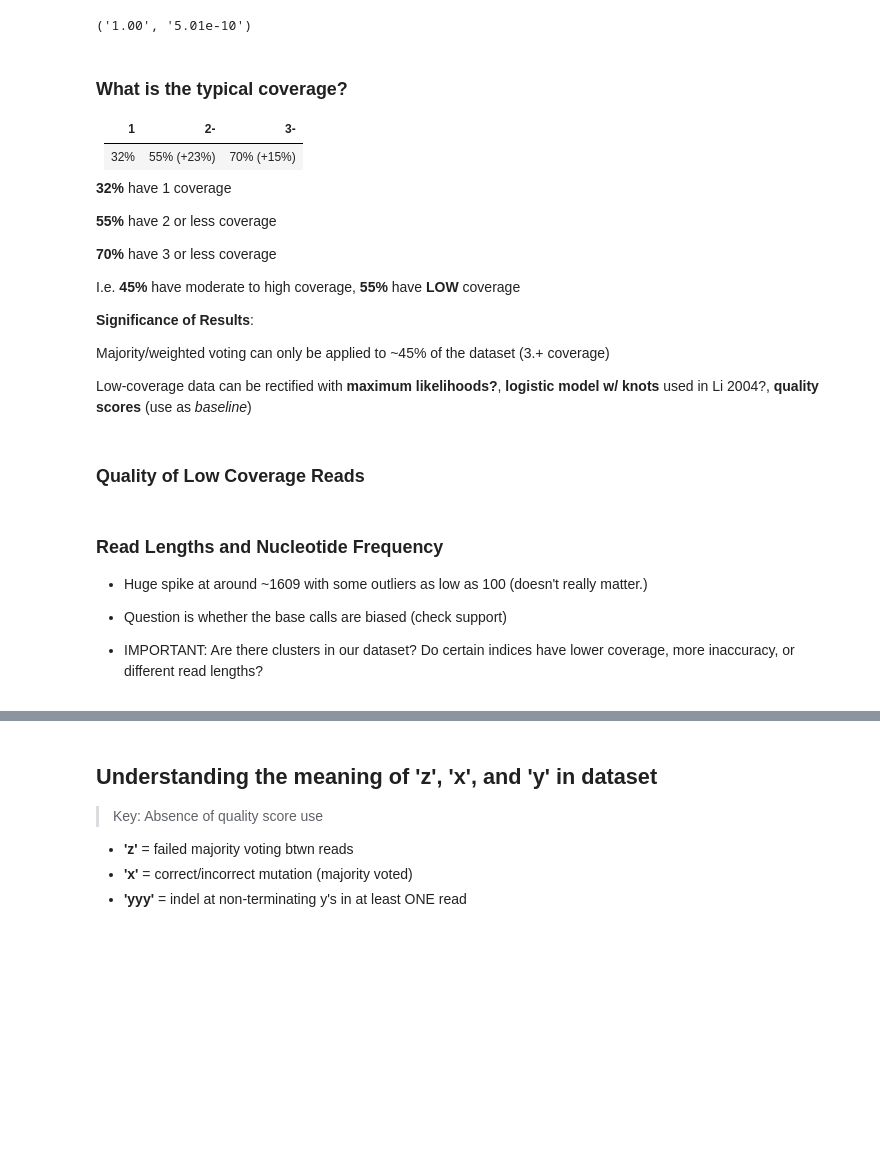
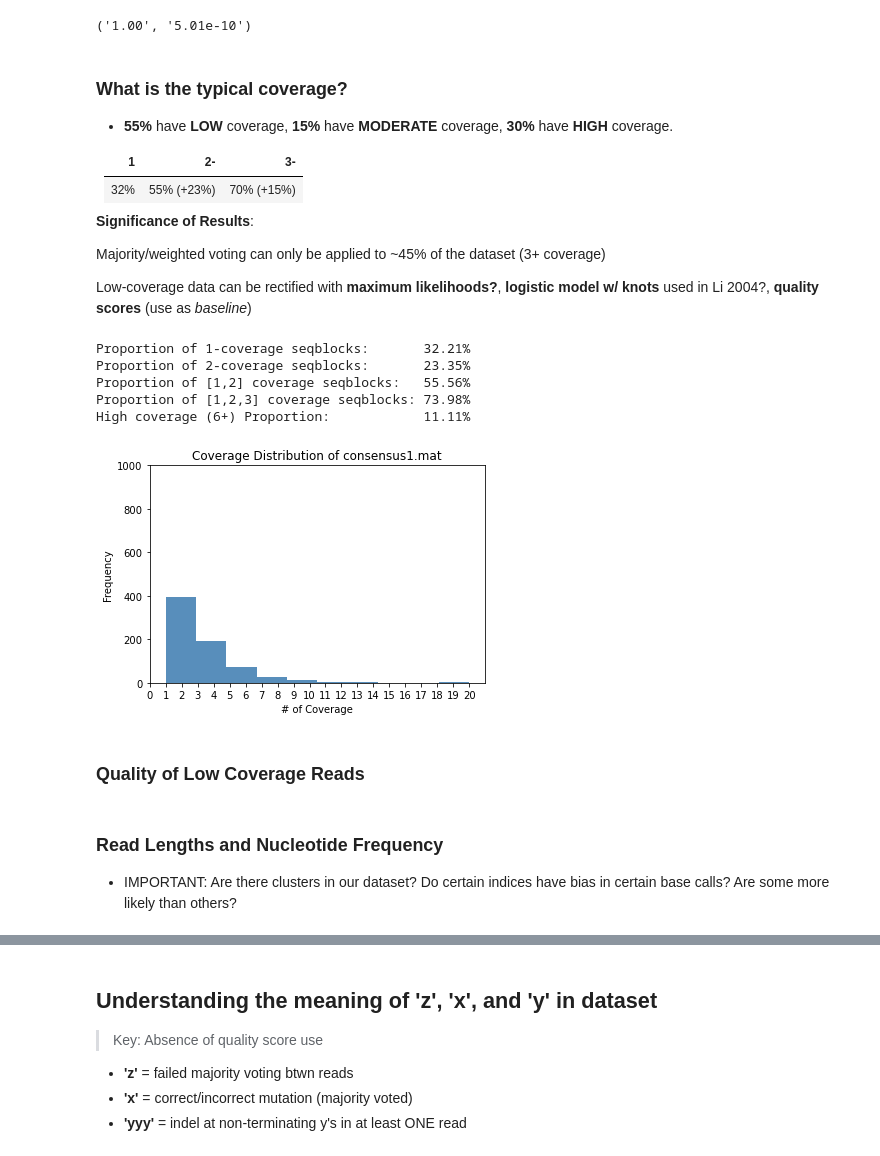
Before and after one commit to Davidebear/mutalib, a Jupyter notebook: work.ipynb, the cells around one changed output, grey strips where cells are left out. Saved outputs shown, nothing was run; the diff lists cells and outputs as text; code cells hidden in the pictures; blank space fills up the shorter version.

```diff
--- a/work.ipynb
+++ b/work.ipynb
@@ -40,11 +40,12 @@ class DNA_SeqBlocks():
         self.data = np.transpose(data)
         self.size = len(data)
 
-        self.barcodes = BARCODE_LIST
-        self.true_len = SEQLEN_LIST
-
     def get_seqblock(self, number): # checked
         x = self.h5py_object[self.data[0, number-1]][:, :] # //UNIQUE: 0th column because .mat file, align3 variable only has one row
+        return np.transpose(x)
+
+    def get_target(self, number):
+        x = self.h5py_object[self.data[0, number-1]][:, 0]
         return np.transpose(x)
 
     def get_coverage_count(self, number):
@@ -97,7 +98,7 @@ class DNA_SeqBlocks():
                                         true_len = idx+6
                                         search_stop = False
                 except:
-                    barcode = 'flagged'
+                    barcode = None
                     true_len = 0
                     return barcode, true_len
             idx += 1
@@ -305,0 +282,11 @@ array(9)
+# %%
+# Generate list of BARCODES (associated by matlab index) and sequence length of focus
+test_DS = DS
+
+BARCODES = [0]
+SEQLENS = [0]
+for i in test_DS:
+    bar, true = DNA_seqs.get_barcode(i)
+    BARCODES.append(bar)
+    SEQLENS.append(true)
+BARCODES, SEQLENS
@@ -312,19 +302,7 @@ Prob. of a base-call error (P) = `Math.pow(10, -(Q-33)/10)`
 
 Prob. of accuracy = 1 - P
 # %%
-#!hide
-"""
-max_q = []
-min_q = []
-for x in range(1, 350000, 500):
-    seqblock = seqblock_parser(DNA_seqs.get_seqblock(x))
-# for one seqblock
-    for i in range(seqblock.reads_count):
-        temp_list = [ord(q) for q in seqblock.qscores[i]]
-        max_q.append(max(temp_list))
-        min_q.append(min(temp_list))
-(max(max_q)-min(min_q)), max(max_q), min(min_q)
-"""
+# Assessing range, max, min values of the provided Q scores
 
 max_q = []
 min_q = []
@@ -346,55 +323,58 @@ def prob(Qscore):
 ('1.00', '5.01e-10')
 # %% [markdown]
 ### What is the typical coverage?
+
+- **55%** have **LOW** coverage, **15%** have **MODERATE** coverage, **30%** have **HIGH** coverage.
+
+
 | 1 | 2- | 3- |
 | --- | --- | --- |
 | 32% | 55% (+23%) | 70% (+15%) |
 
-**32%** have 1 coverage
-
-**55%** have 2 or less coverage
-
-**70%** have 3 or less coverage
-
-I.e. **45%** have moderate to high coverage, **55%** have **LOW** coverage
-
-
 **Significance of Results**:
 
-Majority/weighted voting can only be applied to ~45% of the dataset (3.+ coverage)
+Majority/weighted voting can only be applied to ~45% of the dataset (3+ coverage)
 
 Low-coverage data can be rectified with **maximum likelihoods?**, **logistic model w/ knots** used in Li 2004?, **quality scores** (use as *baseline*)
 # %%
 # Cell takes approx. 90 seconds to run for 355104 seqblocks
-coverage_list = [DNA_seqs.get_coverage_count(x) for x in range(1,355105)]
+coverage_list = [DNA_seqs.get_coverage_count(x) for x in range(1,355105,500)]
 
 # Extract the exact values of each coverage (max is 20)
 coverage_dist = []
 for i in range(1,21):
     coverage_dist.append(coverage_list.count(i))
 # %%
+# Get the proportion of low, mid, and high coverages
 print(f'Proportion of 1-coverage seqblocks: {coverage_dist[0]/sum(coverage_dist):>12.2%}')
 print(f'Proportion of 2-coverage seqblocks: {coverage_dist[1]/sum(coverage_dist):>12.2%}')
 print(f'Proportion of [1,2] coverage seqblocks: {(coverage_dist[0]+coverage_dist[1])/sum(coverage_dist):>8.2%}')
 print(f'Proportion of [1,2,3] coverage seqblocks: {(coverage_dist[0]+coverage_dist[1]+coverage_dist[2])/sum(coverage_dist):>6.2%}')
 print(f'High coverage (6+) Proportion: {sum(coverage_dist[5:len(coverage_dist):1])/sum(coverage_dist):>17.2%}')
 
 # Histogram of the coverage distribution
 import matplotlib.pyplot as plt
 fig, ax = plt.subplots(figsize = (6,4))
-ax.set_ylim(0, 120000)
-plt.hist(coverage_list, bins=21, align='mid', alpha=0.9, histtype='stepfilled', color='steelblue', edgecolor='none')
+ax.set_ylim(0, 1000)
+plt.hist(coverage_list, bins=10, align='mid', alpha=0.9, histtype='stepfilled', color='steelblue', edgecolor='none')
 ax.set_xticks(range(21))
 ax.set_xlabel('# of Coverage')
 ax.set_ylabel('Frequency')
 ax.set_title('Coverage Distribution of consensus1.mat')
 
 # IDXS are in Python format since enumerate starts at 0
 single_coverage_idxs = [i for i, e in enumerate(coverage_list) if e == 1]
 double_coverage_idxs = [i for i, e in enumerate(coverage_list) if e == 2]
 triple_coverage_idxs = [i for i, e in enumerate(coverage_list) if e == 3]
 
 high_coverage_idxs = [i for i, e in enumerate(coverage_list) if e >= 6]
+# %% [output]
+Proportion of 1-coverage seqblocks:       32.21%
+Proportion of 2-coverage seqblocks:       23.35%
+Proportion of [1,2] coverage seqblocks:   55.56%
+Proportion of [1,2,3] coverage seqblocks: 73.98%
+High coverage (6+) Proportion:            11.11%
+[figure, added]
 # %% [markdown]
 ### Quality of Low Coverage Reads
 # %%
@@ -436,7 +416,4 @@ high_coverage_idxs = [i for i, e in enumerate(coverage_list) if e >= 6]
 # print(qscores)
 # %% [markdown]
 ### Read Lengths and Nucleotide Frequency
-- Huge spike at around ~1609 with some outliers as low as 100 (doesn't really matter.)
-- Question is whether the base calls are biased (check support)
-
-- IMPORTANT: Are there clusters in our dataset? Do certain indices have lower coverage, more inaccuracy, or different read lengths?
+- IMPORTANT: Are there clusters in our dataset? Do certain indices have bias in certain base calls? Are some more likely than others?
```
Also changed, not shown: parts of 9 cells of this notebook.
